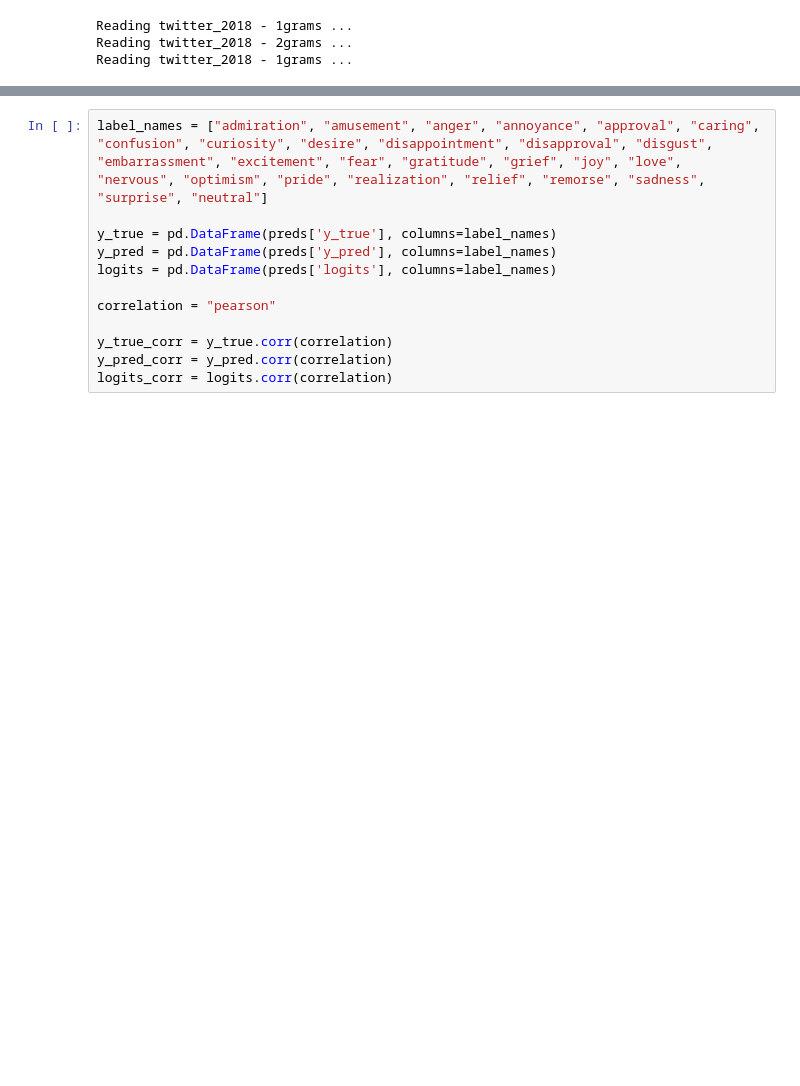
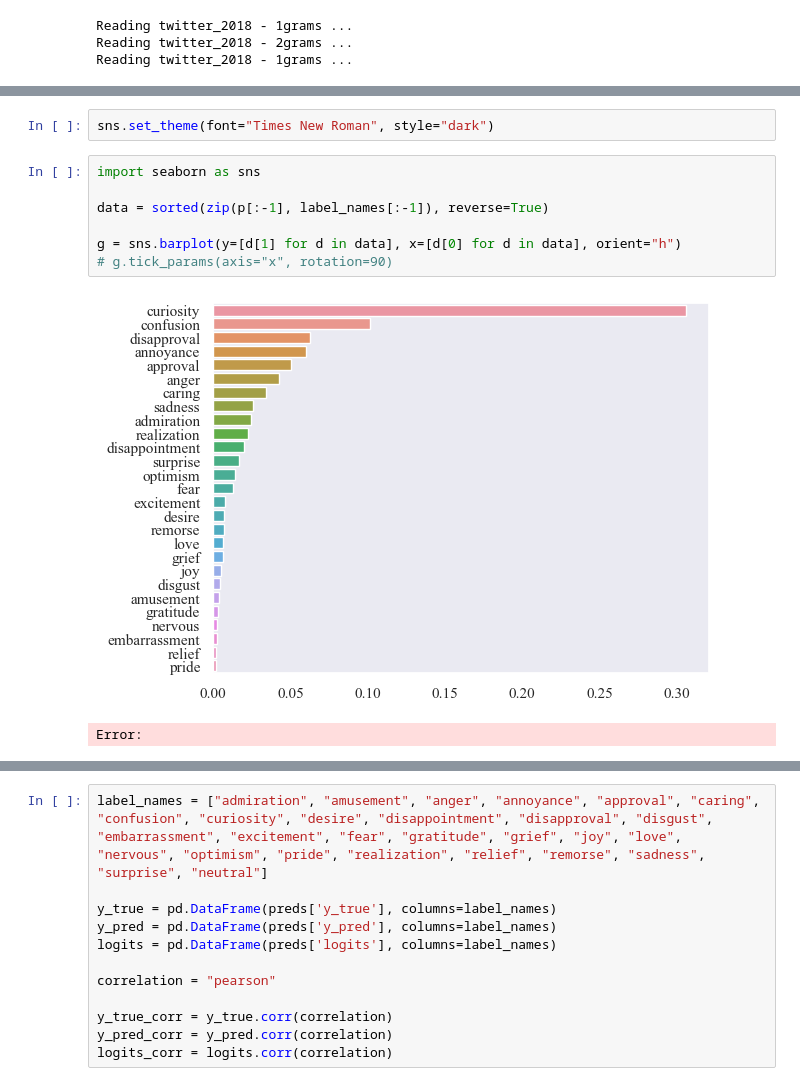
Before and after one commit to alexlu07/Context-Is-All-You-Need, a Jupyter notebook: model2/model/finetune.ipynb, the cells around one changed output, grey strips where cells are left out. Cells and saved outputs as stored; diff of their text form; blank space fills up the shorter version.

```diff
--- a/model2/model/finetune.ipynb
+++ b/model2/model/finetune.ipynb
@@ -203,0 +263,12 @@ Reading twitter_2018 - 1grams ...
+# %%
+sns.set_theme(font="Times New Roman", style="dark")
+# %%
+import seaborn as sns
+
+data = sorted(zip(p[:-1], label_names[:-1]), reverse=True)
+
+g = sns.barplot(y=[d[1] for d in data], x=[d[0] for d in data], orient="h")
+# g.tick_params(axis="x", rotation=90)
+# %% [output]
+[figure, added]
+Error:
```
Also changed, not shown: parts of 17 cells of this notebook, 3 other files.
